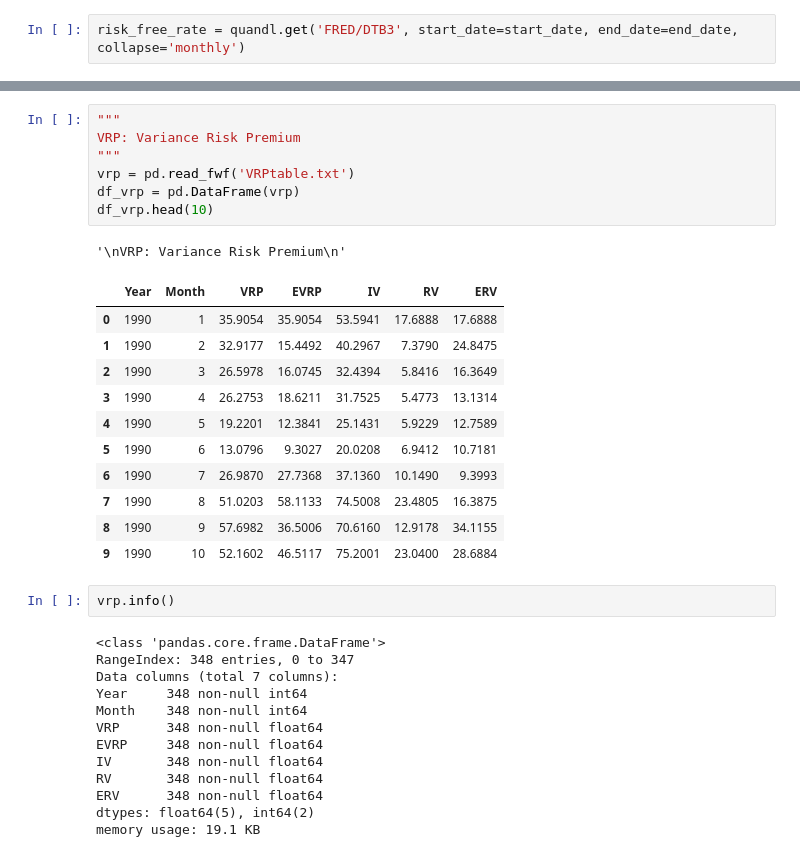
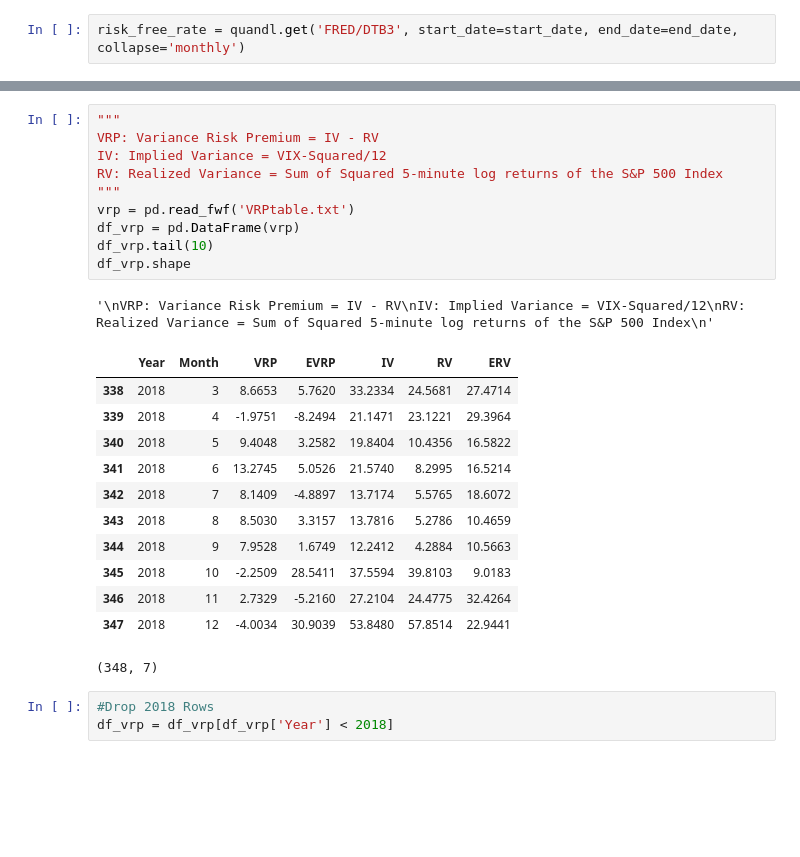
Before and after one commit to maks-p/Momentum_X_Sentiment, a Jupyter notebook: Momentum_x_Sentiment.ipynb, the cells around one changed output, grey strips where cells are left out. Cells and saved outputs as stored; diff of their text form; blank space fills up the shorter version.

Commit message:
tables & formulas complete, initial describe

```diff
--- a/Momentum_x_Sentiment.ipynb
+++ b/Momentum_x_Sentiment.ipynb
@@ -101,35 +112,27 @@ df.head()
 # %%
 """
-VRP: Variance Risk Premium
+VRP: Variance Risk Premium = IV - RV
+IV: Implied Variance = VIX-Squared/12
+RV: Realized Variance = Sum of Squared 5-minute log returns of the S&P 500 Index
 """
 vrp = pd.read_fwf('VRPtable.txt')
 df_vrp = pd.DataFrame(vrp)
-df_vrp.head(10)
+df_vrp.tail(10)
+df_vrp.shape
 # %% [output]
-'\nVRP: Variance Risk Premium\n'
+'\nVRP: Variance Risk Premium = IV - RV\nIV: Implied Variance = VIX-Squared/12\nRV: Realized Variance = Sum of Squared 5-minute log returns of the S&P 500 Index\n'
 |  | Year | Month | VRP | EVRP | IV | RV | ERV |
-| 0 | 1990 | 1 | 35.9054 | 35.9054 | 53.5941 | 17.6888 | 17.6888 |
-| 1 | 1990 | 2 | 32.9177 | 15.4492 | 40.2967 | 7.3790 | 24.8475 |
-| 2 | 1990 | 3 | 26.5978 | 16.0745 | 32.4394 | 5.8416 | 16.3649 |
-| 3 | 1990 | 4 | 26.2753 | 18.6211 | 31.7525 | 5.4773 | 13.1314 |
-| 4 | 1990 | 5 | 19.2201 | 12.3841 | 25.1431 | 5.9229 | 12.7589 |
-| 5 | 1990 | 6 | 13.0796 | 9.3027 | 20.0208 | 6.9412 | 10.7181 |
-| 6 | 1990 | 7 | 26.9870 | 27.7368 | 37.1360 | 10.1490 | 9.3993 |
-| 7 | 1990 | 8 | 51.0203 | 58.1133 | 74.5008 | 23.4805 | 16.3875 |
-| 8 | 1990 | 9 | 57.6982 | 36.5006 | 70.6160 | 12.9178 | 34.1155 |
-| 9 | 1990 | 10 | 52.1602 | 46.5117 | 75.2001 | 23.0400 | 28.6884 |
+| 338 | 2018 | 3 | 8.6653 | 5.7620 | 33.2334 | 24.5681 | 27.4714 |
+| 339 | 2018 | 4 | -1.9751 | -8.2494 | 21.1471 | 23.1221 | 29.3964 |
+| 340 | 2018 | 5 | 9.4048 | 3.2582 | 19.8404 | 10.4356 | 16.5822 |
+| 341 | 2018 | 6 | 13.2745 | 5.0526 | 21.5740 | 8.2995 | 16.5214 |
+| 342 | 2018 | 7 | 8.1409 | -4.8897 | 13.7174 | 5.5765 | 18.6072 |
+| 343 | 2018 | 8 | 8.5030 | 3.3157 | 13.7816 | 5.2786 | 10.4659 |
+| 344 | 2018 | 9 | 7.9528 | 1.6749 | 12.2412 | 4.2884 | 10.5663 |
+| 345 | 2018 | 10 | -2.2509 | 28.5411 | 37.5594 | 39.8103 | 9.0183 |
+| 346 | 2018 | 11 | 2.7329 | -5.2160 | 27.2104 | 24.4775 | 32.4264 |
+| 347 | 2018 | 12 | -4.0034 | 30.9039 | 53.8480 | 57.8514 | 22.9441 |
+(348, 7)
-# %%
-vrp.info()
-# %% [output]
-<class 'pandas.core.frame.DataFrame'>
-RangeIndex: 348 entries, 0 to 347
-Data columns (total 7 columns):
-Year     348 non-null int64
-Month    348 non-null int64
-VRP      348 non-null float64
-EVRP     348 non-null float64
-IV       348 non-null float64
-RV       348 non-null float64
-ERV      348 non-null float64
-dtypes: float64(5), int64(2)
-memory usage: 19.1 KB
+# %%
+#Drop 2018 Rows
+df_vrp = df_vrp[df_vrp['Year'] < 2018]
```
Also changed, not shown: parts of 34 cells of this notebook, 2 other files.
